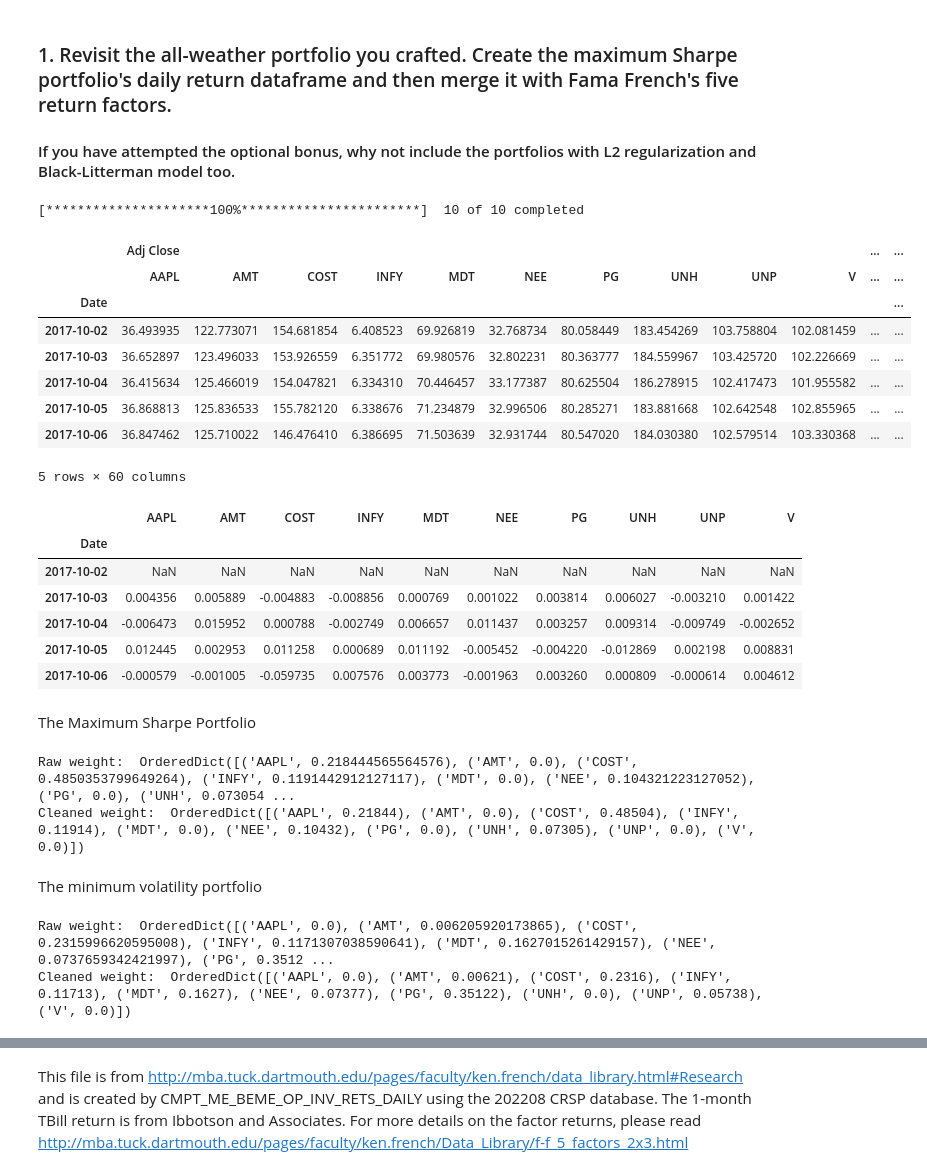
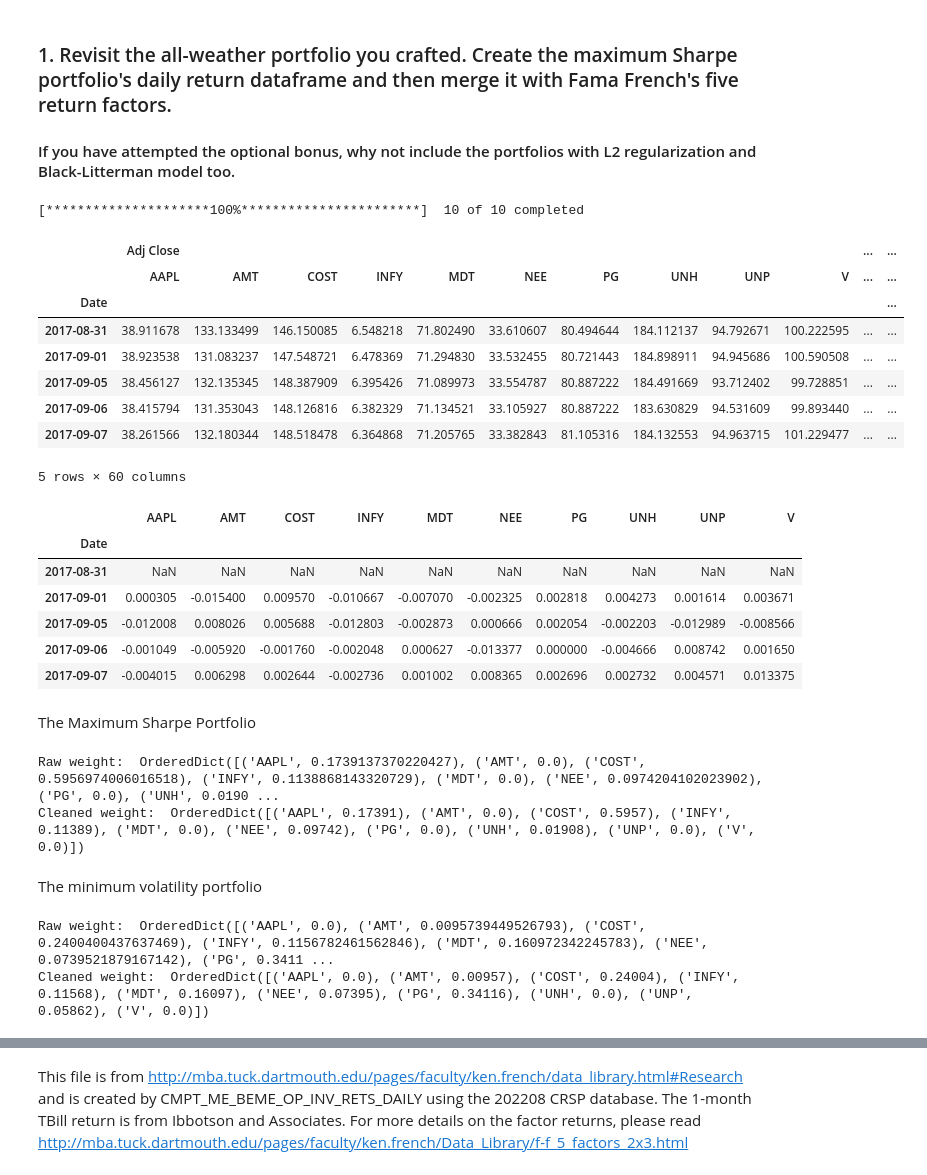
Before and after one commit to steveshao1213/Biz_Datalab4, a Jupyter notebook: Data Lab 4 Guide.ipynb, the cells around one changed output, grey strips where cells are left out. Drawn from its saved outputs; the diff is of its cells as text; code cells hidden in the pictures.

```diff
--- a/Data Lab 4 Guide.ipynb
+++ b/Data Lab 4 Guide.ipynb
@@ -18,22 +18,22 @@ import matplotlib.pyplot as plt
 # %%
 # Pick a list of stocks that form your all-weather portfolio
 symbols_list = ["AAPL", "PG", "NEE", "UNH", "UNP", "INFY", "COST", "MDT", "AMT", "V"]
 # Draw data for the past five years
-start = dt.datetime(2017,10,1)
-end = dt.datetime(2022,10,1)
+start = dt.datetime(2017,9,1)
+end = dt.datetime(2022,9,1)
 data = yf.download(symbols_list, start=start, end=end)
 #Illustrative, change into yours!
 data.head(5)
 # %% [output]
 [*********************100%***********************]  10 of 10 completed
 |  | Adj Close |  |  |  |  |  |  |  |  |  | ... | ... |
 |  | AAPL | AMT | COST | INFY | MDT | NEE | PG | UNH | UNP | V | ... | ... |
 | Date |  |  |  |  |  |  |  |  |  |  |  | ... |
-| 2017-10-02 | 36.493935 | 122.773071 | 154.681854 | 6.408523 | 69.926819 | 32.768734 | 80.058449 | 183.454269 | 103.758804 | 102.081459 | ... | ... |
-| 2017-10-03 | 36.652897 | 123.496033 | 153.926559 | 6.351772 | 69.980576 | 32.802231 | 80.363777 | 184.559967 | 103.425720 | 102.226669 | ... | ... |
-| 2017-10-04 | 36.415634 | 125.466019 | 154.047821 | 6.334310 | 70.446457 | 33.177387 | 80.625504 | 186.278915 | 102.417473 | 101.955582 | ... | ... |
-| 2017-10-05 | 36.868813 | 125.836533 | 155.782120 | 6.338676 | 71.234879 | 32.996506 | 80.285271 | 183.881668 | 102.642548 | 102.855965 | ... | ... |
-| 2017-10-06 | 36.847462 | 125.710022 | 146.476410 | 6.386695 | 71.503639 | 32.931744 | 80.547020 | 184.030380 | 102.579514 | 103.330368 | ... | ... |
+| 2017-08-31 | 38.911678 | 133.133499 | 146.150085 | 6.548218 | 71.802490 | 33.610607 | 80.494644 | 184.112137 | 94.792671 | 100.222595 | ... | ... |
+| 2017-09-01 | 38.923538 | 131.083237 | 147.548721 | 6.478369 | 71.294830 | 33.532455 | 80.721443 | 184.898911 | 94.945686 | 100.590508 | ... | ... |
+| 2017-09-05 | 38.456127 | 132.135345 | 148.387909 | 6.395426 | 71.089973 | 33.554787 | 80.887222 | 184.491669 | 93.712402 | 99.728851 | ... | ... |
+| 2017-09-06 | 38.415794 | 131.353043 | 148.126816 | 6.382329 | 71.134521 | 33.105927 | 80.887222 | 183.630829 | 94.531609 | 99.893440 | ... | ... |
+| 2017-09-07 | 38.261566 | 132.180344 | 148.518478 | 6.364868 | 71.205765 | 33.382843 | 81.105316 | 184.132553 | 94.963715 | 101.229477 | ... | ... |
 5 rows × 60 columns
 # %%
 # Keep only the adjusted close in the dataframe
@@ -47,11 +47,11 @@ daily_return.head(5)
 # %% [output]
 |  | AAPL | AMT | COST | INFY | MDT | NEE | PG | UNH | UNP | V |
 | Date |  |  |  |  |  |  |  |  |  |  |
-| 2017-10-02 | NaN | NaN | NaN | NaN | NaN | NaN | NaN | NaN | NaN | NaN |
-| 2017-10-03 | 0.004356 | 0.005889 | -0.004883 | -0.008856 | 0.000769 | 0.001022 | 0.003814 | 0.006027 | -0.003210 | 0.001422 |
-| 2017-10-04 | -0.006473 | 0.015952 | 0.000788 | -0.002749 | 0.006657 | 0.011437 | 0.003257 | 0.009314 | -0.009749 | -0.002652 |
-| 2017-10-05 | 0.012445 | 0.002953 | 0.011258 | 0.000689 | 0.011192 | -0.005452 | -0.004220 | -0.012869 | 0.002198 | 0.008831 |
-| 2017-10-06 | -0.000579 | -0.001005 | -0.059735 | 0.007576 | 0.003773 | -0.001963 | 0.003260 | 0.000809 | -0.000614 | 0.004612 |
+| 2017-08-31 | NaN | NaN | NaN | NaN | NaN | NaN | NaN | NaN | NaN | NaN |
+| 2017-09-01 | 0.000305 | -0.015400 | 0.009570 | -0.010667 | -0.007070 | -0.002325 | 0.002818 | 0.004273 | 0.001614 | 0.003671 |
+| 2017-09-05 | -0.012008 | 0.008026 | 0.005688 | -0.012803 | -0.002873 | 0.000666 | 0.002054 | -0.002203 | -0.012989 | -0.008566 |
+| 2017-09-06 | -0.001049 | -0.005920 | -0.001760 | -0.002048 | 0.000627 | -0.013377 | 0.000000 | -0.004666 | 0.008742 | 0.001650 |
+| 2017-09-07 | -0.004015 | 0.006298 | 0.002644 | -0.002736 | 0.001002 | 0.008365 | 0.002696 | 0.002732 | 0.004571 | 0.013375 |
 # %%
 # function that takes portfolio weights and creates a time-series of daily portfolio returns
 def portfolio_return_series(daily_returns, weights):
@@ -99,8 +99,8 @@ clean_weight_maxsharpe = ef.clean_weights()
 print("Raw weight: ", raw_weight_maxsharpe)
 print("Cleaned weight: ", clean_weight_maxsharpe)
 # %% [output]
-Raw weight:  OrderedDict([('AAPL', 0.218444565564576), ('AMT', 0.0), ('COST', 0.4850353799649264), ('INFY', 0.1191442912127117), ('MDT', 0.0), ('NEE', 0.104321223127052), ('PG', 0.0), ('UNH', 0.073054 ...
-Cleaned weight:  OrderedDict([('AAPL', 0.21844), ('AMT', 0.0), ('COST', 0.48504), ('INFY', 0.11914), ('MDT', 0.0), ('NEE', 0.10432), ('PG', 0.0), ('UNH', 0.07305), ('UNP', 0.0), ('V', 0.0)])
+Raw weight:  OrderedDict([('AAPL', 0.1739137370220427), ('AMT', 0.0), ('COST', 0.5956974006016518), ('INFY', 0.1138868143320729), ('MDT', 0.0), ('NEE', 0.0974204102023902), ('PG', 0.0), ('UNH', 0.0190 ...
+Cleaned weight:  OrderedDict([('AAPL', 0.17391), ('AMT', 0.0), ('COST', 0.5957), ('INFY', 0.11389), ('MDT', 0.0), ('NEE', 0.09742), ('PG', 0.0), ('UNH', 0.01908), ('UNP', 0.0), ('V', 0.0)])
 # %% [markdown]
 The minimum volatility portfolio
 # %%
@@ -114,8 +114,8 @@ clean_weight_minvol = ef.clean_weights()
 print("Raw weight: ", raw_weight_minvol)
 print("Cleaned weight: ", clean_weight_minvol)
 # %% [output]
-Raw weight:  OrderedDict([('AAPL', 0.0), ('AMT', 0.006205920173865), ('COST', 0.2315996620595008), ('INFY', 0.1171307038590641), ('MDT', 0.1627015261429157), ('NEE', 0.0737659342421997), ('PG', 0.3512 ...
-Cleaned weight:  OrderedDict([('AAPL', 0.0), ('AMT', 0.00621), ('COST', 0.2316), ('INFY', 0.11713), ('MDT', 0.1627), ('NEE', 0.07377), ('PG', 0.35122), ('UNH', 0.0), ('UNP', 0.05738), ('V', 0.0)])
+Raw weight:  OrderedDict([('AAPL', 0.0), ('AMT', 0.0095739449526793), ('COST', 0.2400400437637469), ('INFY', 0.1156782461562846), ('MDT', 0.160972342245783), ('NEE', 0.0739521879167142), ('PG', 0.3411 ...
+Cleaned weight:  OrderedDict([('AAPL', 0.0), ('AMT', 0.00957), ('COST', 0.24004), ('INFY', 0.11568), ('MDT', 0.16097), ('NEE', 0.07395), ('PG', 0.34116), ('UNH', 0.0), ('UNP', 0.05862), ('V', 0.0)])
 # %%
 # 1. Daily portfolio returns for the equally-weighted portfolio
 equal_weight = np.repeat(0.1, 10)
```
Also changed, not shown: parts of 7 cells of this notebook.
